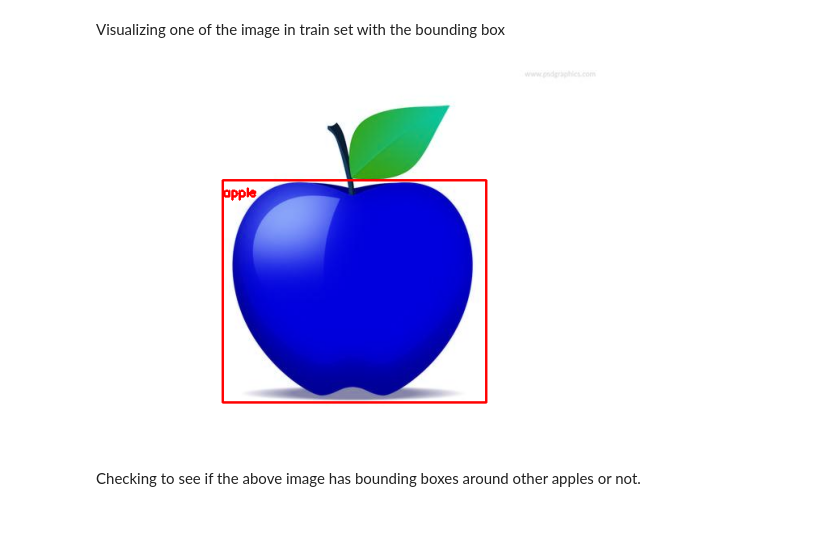
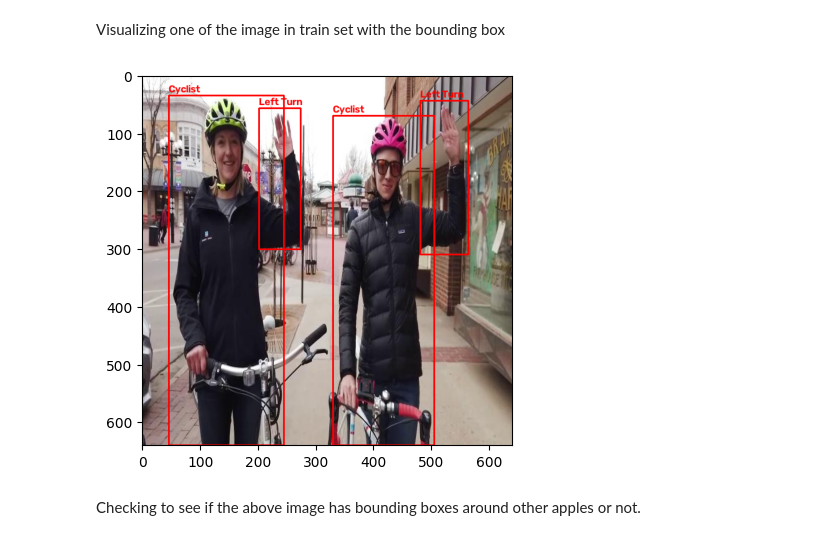
Before and after one commit to RileySchina/Computer-Vision-Project-Hyperparameter, a Jupyter notebook: ComputerVisionProject.ipynb, the cells around one changed output. Drawn from its saved outputs; the diff is of its cells as text; code cells hidden in the pictures.

```diff
--- a/ComputerVisionProject.ipynb
+++ b/ComputerVisionProject.ipynb
@@ -258,21 +281,33 @@ train_df.head(5)
 # %% [markdown]
 Visualizing one of the image in train set with the bounding box
-# %%
-index= 10 #picture to visualize
-
-#import cv2
-image = cv2.imread(os.path.join(image_dir,"train", train_df["name"][index]+".jpg"), 1)
-# Draw rectangle
-cv2.rectangle(image, (train_df['xmin'][index], train_df['ymin'][index]), (train_df['xmax'][index], train_df['ymax'][index]), (255, 0, 0), 2)
-# Put label (class_id) near the bbox
-label = train_df["label"][index]
-cv2.putText(image, str(label), (train_df['xmin'][index], train_df['ymin'][index]+20), cv2.FONT_HERSHEY_SIMPLEX, 0.5, (255,0,0), 2)
-# Display image
-plt.imshow(image)
-plt.axis('off')
-plt.show()
-# %% [output]
-[figure, removed]
+# %%
+
+
+train_df = df[df['split'] == 'train'].reset_index(drop=True)   # so index 10 exists
+
+index = 10
+name = train_df.loc[index, 'name']
+
+img = cv2.imread(f'{data_dir}/train/images/{name}.jpg')
+img = cv2.cvtColor(img, cv2.COLOR_BGR2RGB)            # fix the blue-tint color order
+h, w = img.shape[:2]
+
+# All box for this image (an image can have several rows, cyclist plus hand signal)
+for _, row in train_df[train_df['name'] == name].iterrows():
+    x1 = int((row['x_center'] - row['box_width']  / 2) * w) #multiple as yolo label store coordinate as fraction
+    y1 = int((row['y_center'] - row['box_height'] / 2) * h)
+    x2 = int((row['x_center'] + row['box_width']  / 2) * w)
+    y2 = int((row['y_center'] + row['box_height'] / 2) * h)
+
+    cv2.rectangle(img, (x1, y1), (x2, y2), (255, 0, 0), 2)
+    cv2.putText(img, str(row['label']), (x1, max(y1 - 5, 15)),
+                cv2.FONT_HERSHEY_SIMPLEX, 0.6, (255, 0, 0), 2)
+
+plt.imshow(img)
+plt.axis('on')
+plt.show()
+# %% [output]
+[figure, added]
 # %% [markdown]
 Checking to see if the above image has bounding boxes around other apples or not.
 # %%
```
Also changed, not shown: parts of 5 cells of this notebook.
